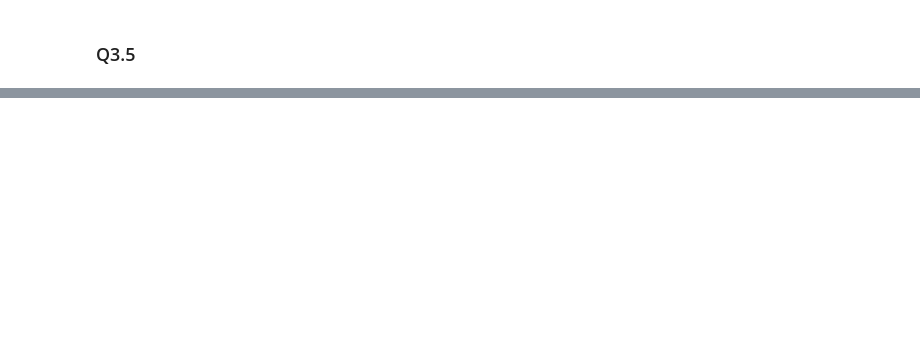
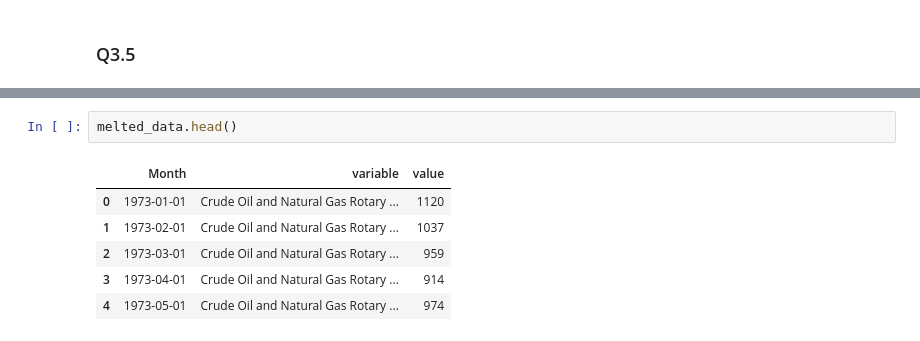
Before and after one commit to kevincha12/eda_assignment, a Jupyter notebook: assignment.ipynb, the cells around one changed output, grey strips where cells are left out. Drawn from its saved outputs; the diff is of its cells as text; blank space fills up the shorter version.

```diff
--- a/assignment.ipynb
+++ b/assignment.ipynb
@@ -564,0 +585,9 @@ Length: 623, dtype: datetime64[ns]
+# %%
+melted_data.head()
+# %% [output]
+|  | Month | variable | value |
+| 0 | 1973-01-01 | Crude Oil and Natural Gas Rotary ... | 1120 |
+| 1 | 1973-02-01 | Crude Oil and Natural Gas Rotary ... | 1037 |
+| 2 | 1973-03-01 | Crude Oil and Natural Gas Rotary ... | 959 |
+| 3 | 1973-04-01 | Crude Oil and Natural Gas Rotary ... | 914 |
+| 4 | 1973-05-01 | Crude Oil and Natural Gas Rotary ... | 974 |
```
Also changed, not shown: parts of 12 cells of this notebook.
